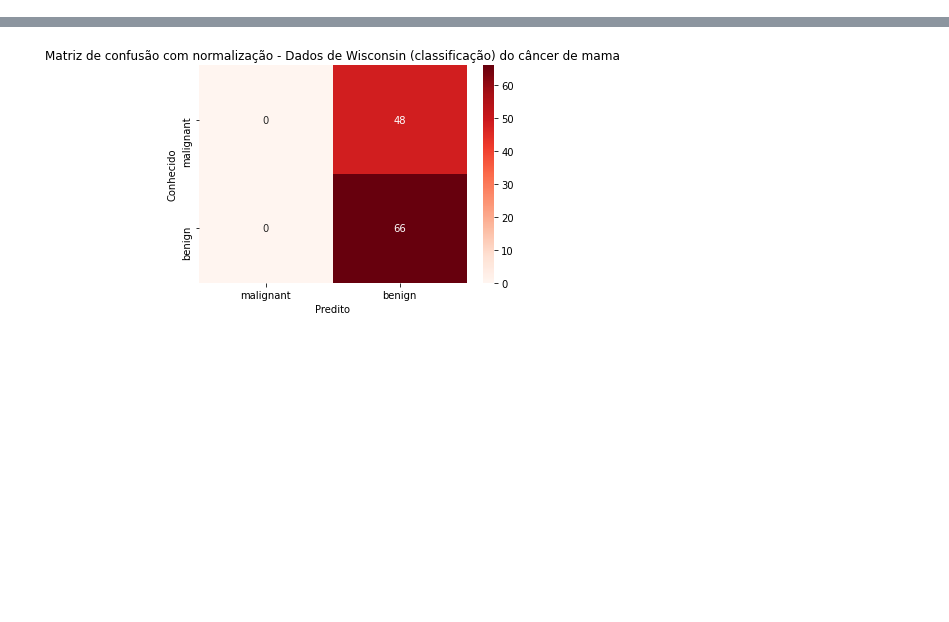
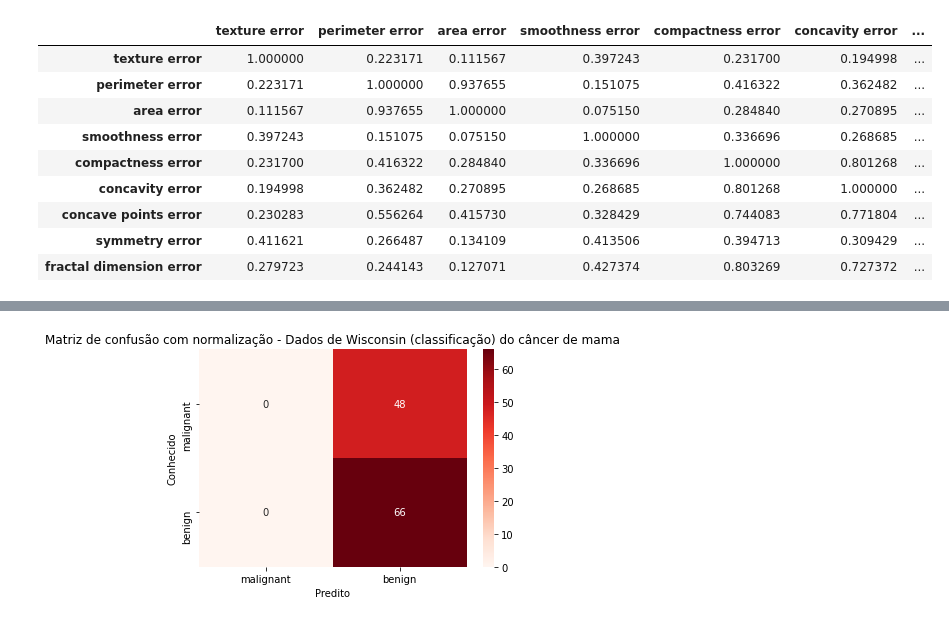
Before and after one commit to Nireplag/Arquitetura_de_dados, a Jupyter notebook: breast_cancer.ipynb, the cells around one changed output, grey strips where cells are left out. Cells and saved outputs as stored; diff of their text form; code cells hidden in the pictures; blank space fills up the shorter version.

```diff
--- a/breast_cancer.ipynb
+++ b/breast_cancer.ipynb
@@ -101,3 +89,18 @@ for atr in dtCancer.feature_names:
+# %%
+# Analysis of correlation of error atributes
+df_mean = dtCancer.data.iloc[:, 11:20]
+df_mean.corr()
+# %% [output]
+|  | texture error | perimeter error | area error | smoothness error | compactness error | concavity error | ... |
+| texture error | 1.000000 | 0.223171 | 0.111567 | 0.397243 | 0.231700 | 0.194998 | ... |
+| perimeter error | 0.223171 | 1.000000 | 0.937655 | 0.151075 | 0.416322 | 0.362482 | ... |
+| area error | 0.111567 | 0.937655 | 1.000000 | 0.075150 | 0.284840 | 0.270895 | ... |
+| smoothness error | 0.397243 | 0.151075 | 0.075150 | 1.000000 | 0.336696 | 0.268685 | ... |
+| compactness error | 0.231700 | 0.416322 | 0.284840 | 0.336696 | 1.000000 | 0.801268 | ... |
+| concavity error | 0.194998 | 0.362482 | 0.270895 | 0.268685 | 0.801268 | 1.000000 | ... |
+| concave points error | 0.230283 | 0.556264 | 0.415730 | 0.328429 | 0.744083 | 0.771804 | ... |
+| symmetry error | 0.411621 | 0.266487 | 0.134109 | 0.413506 | 0.394713 | 0.309429 | ... |
+| fractal dimension error | 0.279723 | 0.244143 | 0.127071 | 0.427374 | 0.803269 | 0.727372 | ... |
 # %%
 # Normalize the atributes
 x_min = x.min()
```
Also changed, not shown: parts of 7 cells of this notebook.
